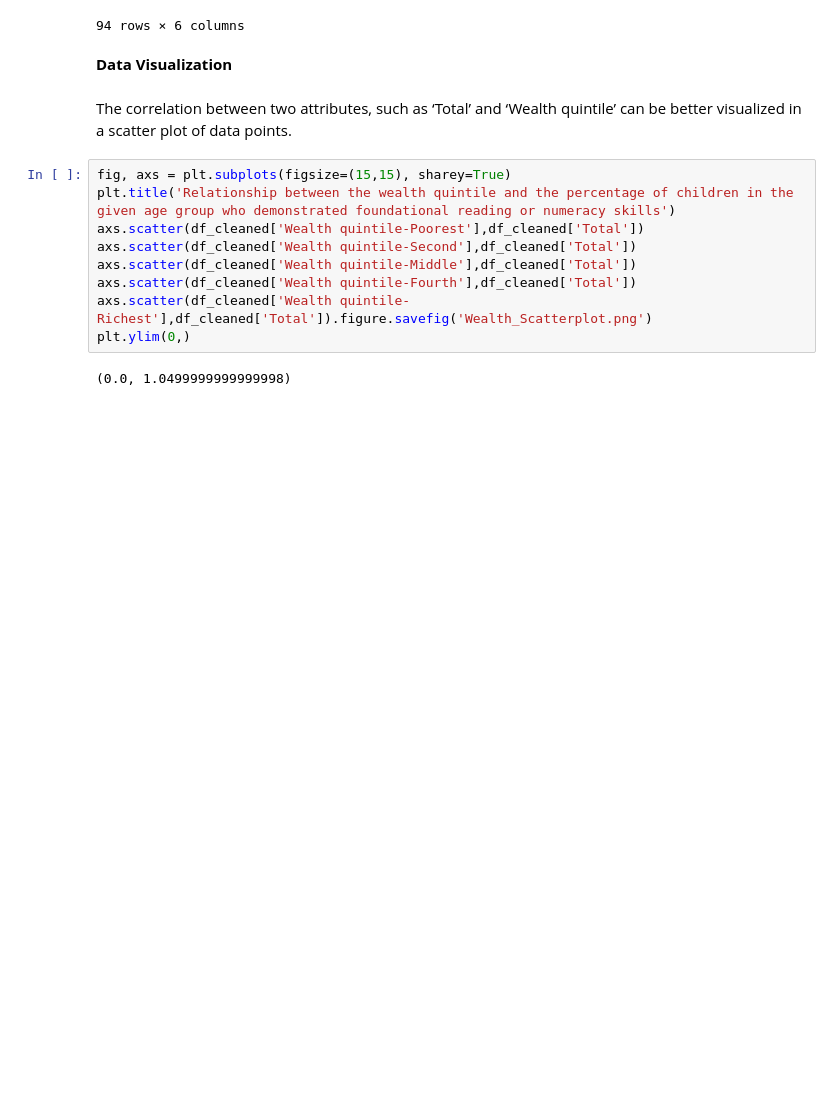
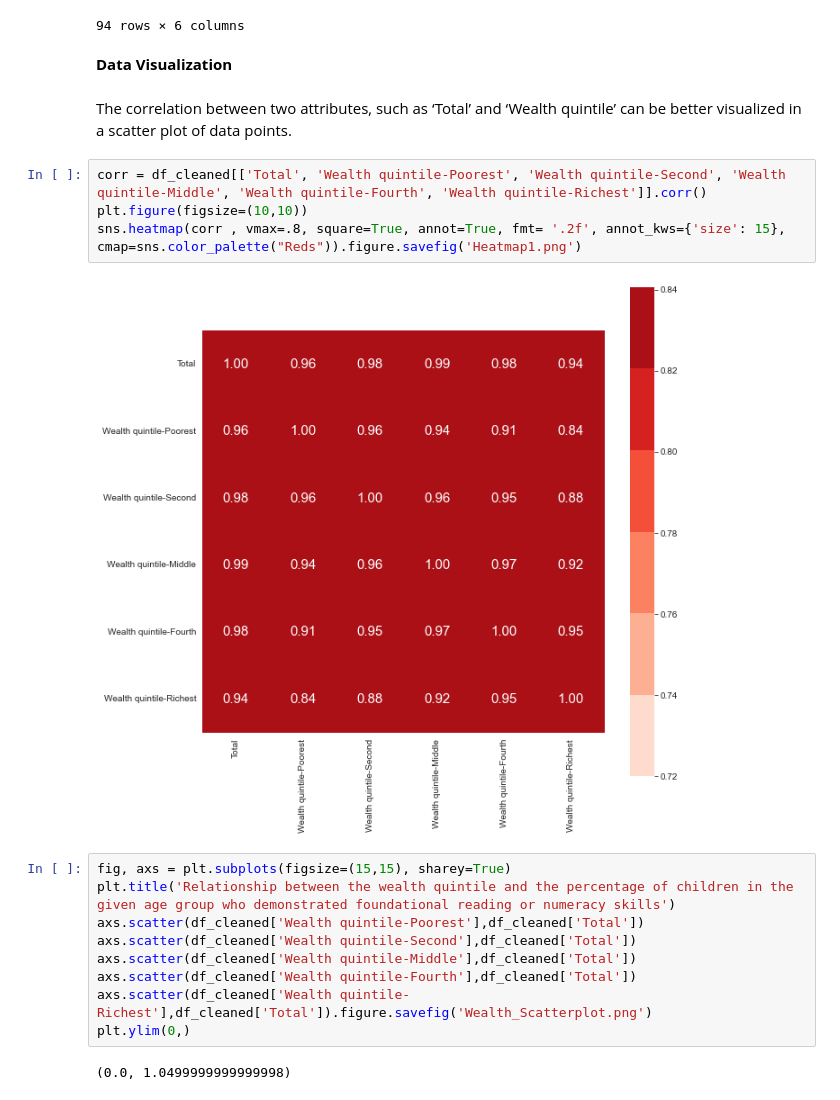
Before and after one commit to KelvinTee168/DS_Fundamentals, a Jupyter notebook: Datatset 1/Project_Dataset_1.ipynb, the cells around one changed output. Drawn from its saved outputs; the diff is of its cells as text; blank space fills up the shorter version.

```diff
--- a/Datatset 1/Project_Dataset_1.ipynb
+++ b/Datatset 1/Project_Dataset_1.ipynb
@@ -747,6 +750,12 @@ df_cleaned[['Total', 'Wealth quintile-Poorest', 'Wealth quintile-Second', 'Wealt
 **Data Visualization**
 # %% [markdown]
 The correlation between two attributes, such as ‘Total’ and ‘Wealth quintile’ can be better visualized in a scatter plot of data points.
+# %%
+corr = df_cleaned[['Total', 'Wealth quintile-Poorest', 'Wealth quintile-Second', 'Wealth quintile-Middle', 'Wealth quintile-Fourth', 'Wealth quintile-Richest']].corr()
+plt.figure(figsize=(10,10))
+sns.heatmap(corr , vmax=.8, square=True, annot=True, fmt= '.2f', annot_kws={'size': 15}, cmap=sns.color_palette("Reds")).figure.savefig('Heatmap1.png')
+# %% [output]
+[figure, added]
 # %%
 fig, axs = plt.subplots(figsize=(15,15), sharey=True)
 plt.title('Relationship between the wealth quintile and the percentage of children in the given age group who demonstrated foundational reading or numeracy skills')
```
Also changed, not shown: parts of 13 cells of this notebook, 24 other files.
